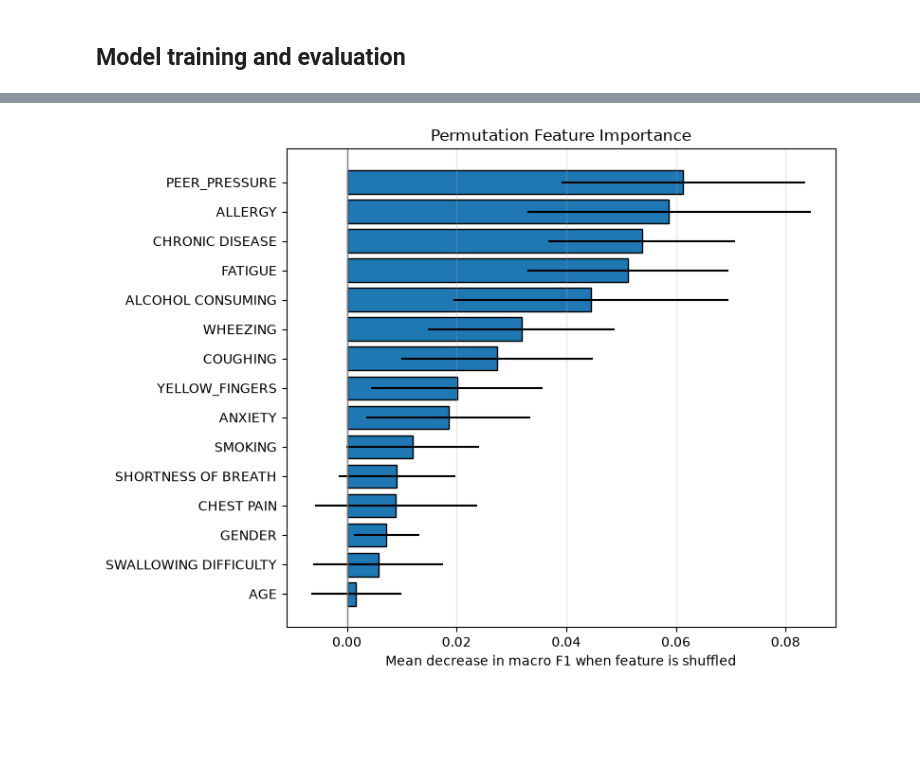
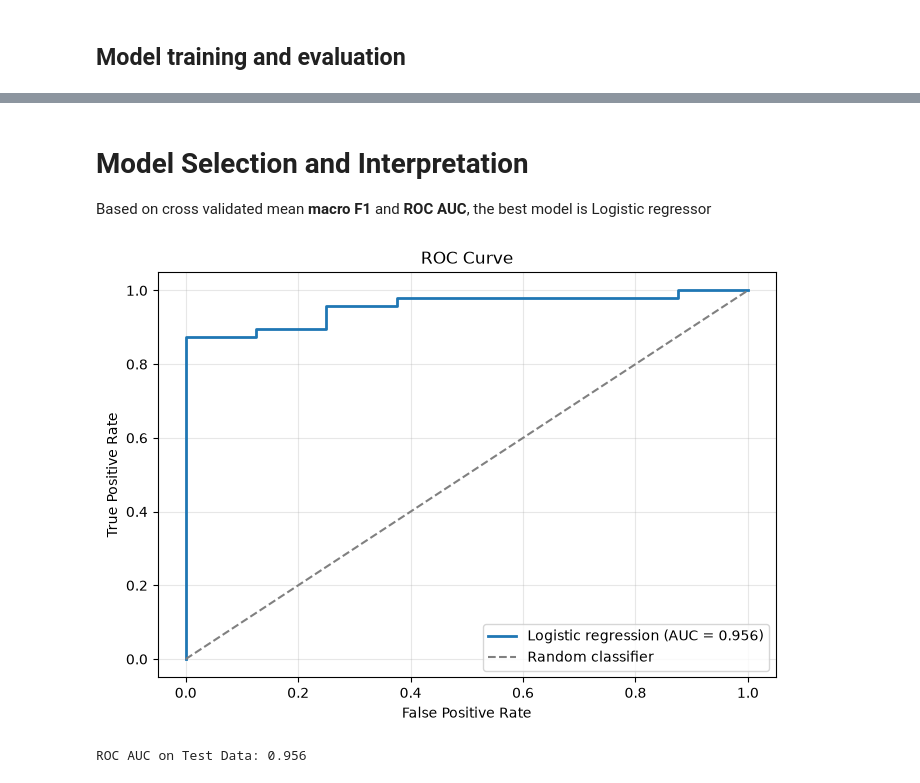
Before and after one commit to KWycliff/lung-cancer-classification, a Jupyter notebook: lung-cancer-risk-classification.ipynb, the cells around one changed output, grey strips where cells are left out. Cells and saved outputs as stored; diff of their text form; code cells hidden in the pictures; blank space fills up the shorter version.

```diff
--- a/lung-cancer-risk-classification.ipynb
+++ b/lung-cancer-risk-classification.ipynb
@@ -399,10 +388,0 @@ from sklearn.inspection import permutation_importance
-# %%
-RANDOM_STATE = 42 # for reproducibility
-
-models = {
-    'Dummy Classifier'     : DummyClassifier(strategy='most_frequent'),
-    'Logistic regression'  : LogisticRegression(max_iter=1000),
-    'Linear SVC'           : LinearSVC(C=20, random_state=RANDOM_STATE),
-    'k-NN'                 : KNeighborsClassifier(n_neighbors=30),
-    'Random forest'        : RandomForestClassifier(n_estimators=300, random_state=RANDOM_STATE, n_jobs=-1),
-}
@@ -691,19 +389,29 @@ importance_df.reset_index(drop=True)
-# %%
-plot_df = importance_df.sort_values('permutation mean', ascending=True)
-
-plt.figure(figsize=(8, 6))
-plt.barh(
-    plot_df['feature'],
-    plot_df['permutation mean'],
-    xerr=plot_df['permutation std'],
-    edgecolor='black'
-)
-plt.axvline(0, color='grey', linewidth=1)
-
-plt.xlabel('Mean decrease in macro F1 when feature is shuffled')
-plt.title('Permutation Feature Importance')
-plt.grid(axis='x', alpha=0.3)
-plt.tight_layout()
-plt.show()
-# %% [output]
-[figure, removed]
+# %% [markdown]
+# Model Selection and Interpretation
+
+Based on cross validated mean **macro F1** and **ROC AUC**, the best model is Logistic regressor
+# %%
+# ROC curve for the final model (logistic regression)
+
+final_model = models['Logistic regression']
+
+y_score = final_model.predict_proba(X_test)[:, 1]
+
+fpr, tpr, _ = roc_curve(y_test, y_score)
+auc_score = roc_auc_score(y_test, y_score)
+
+plt.figure(figsize=(7, 5))
+plt.plot(fpr, tpr, linewidth=2, label=f"Logistic regression (AUC = {auc_score:.3f})")
+plt.plot([0, 1], [0, 1], linestyle="--", color="grey", label="Random classifier")
+plt.xlabel("False Positive Rate")
+plt.ylabel("True Positive Rate")
+plt.title("ROC Curve")
+plt.legend(loc="lower right")
+plt.grid(alpha=0.3)
+plt.tight_layout()
+plt.show()
+
+print(f"ROC AUC on Test Data: {auc_score:.3f}")
+# %% [output]
+[figure, added]
+ROC AUC on Test Data: 0.956
```
Also changed, not shown: parts of 25 cells of this notebook, 5 other files.
